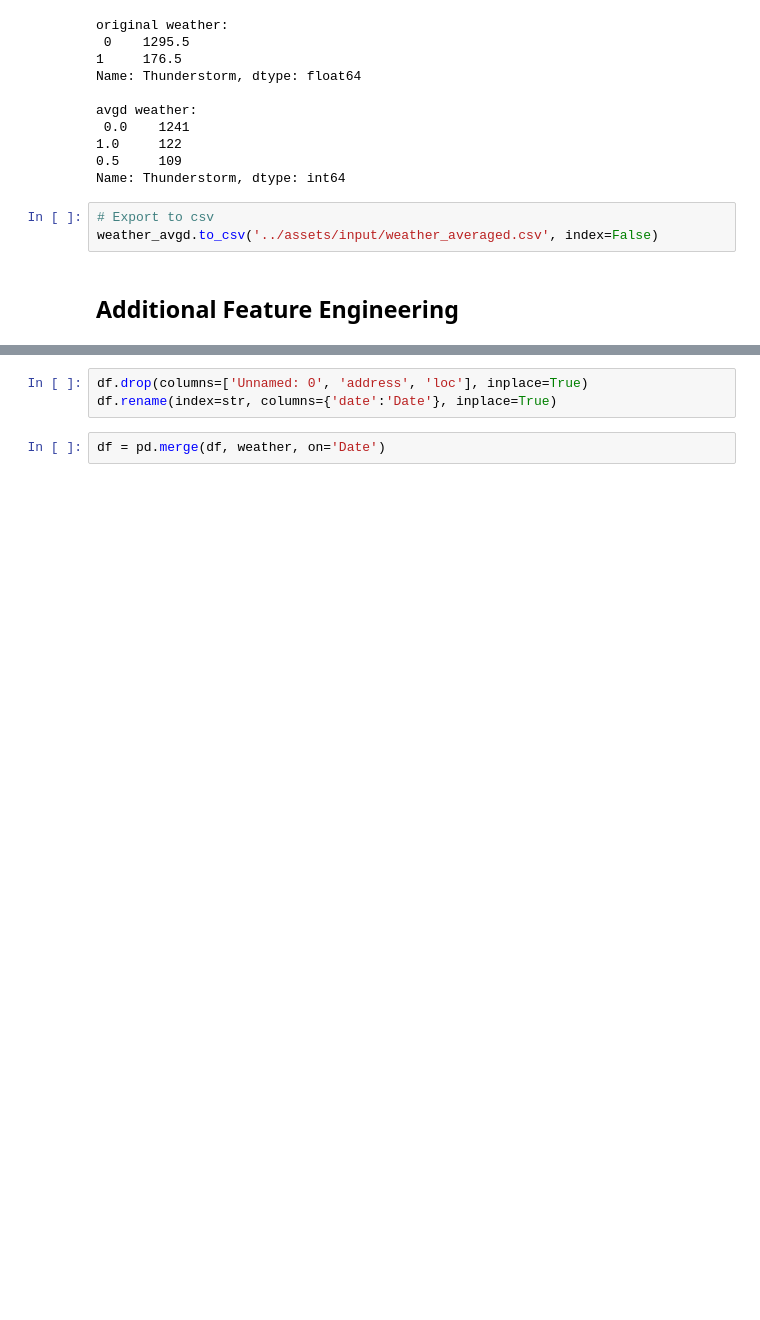
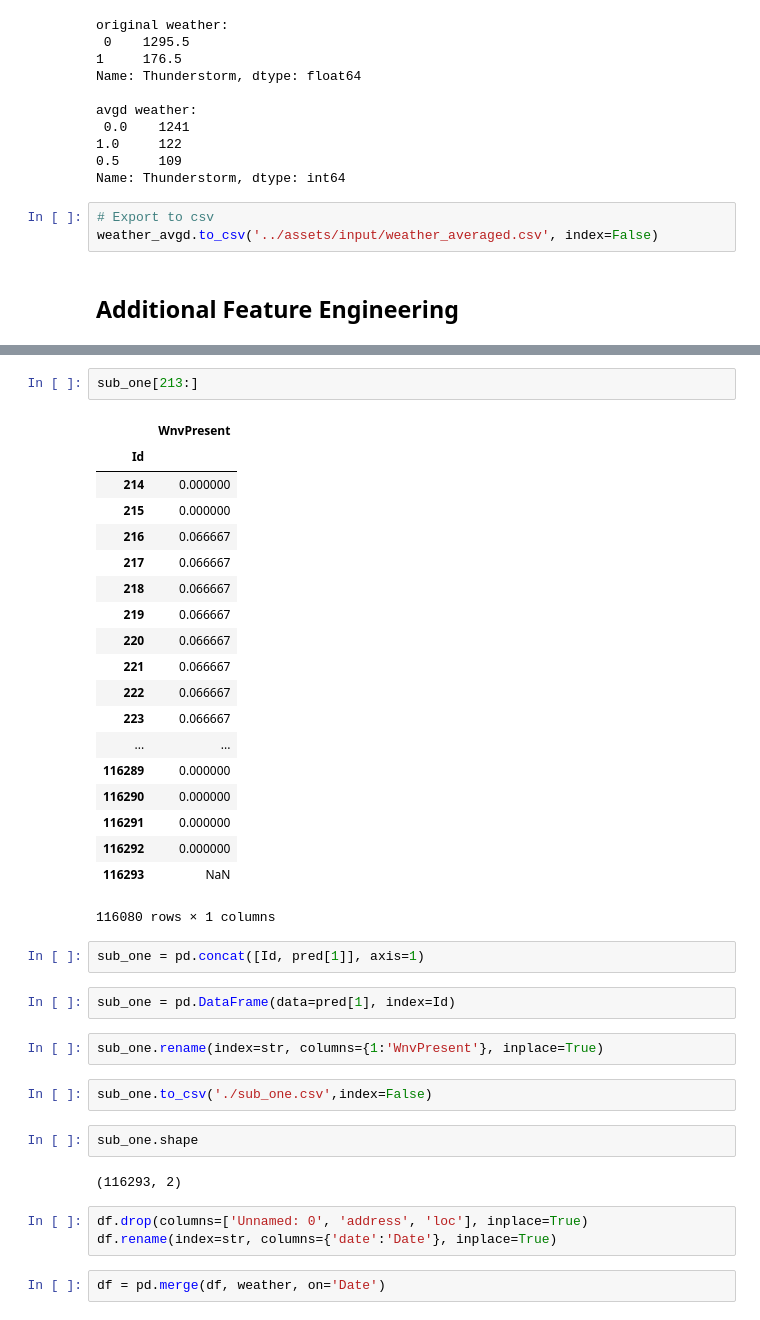
Before and after one commit to AryaEshraghi/West_Nile_Kaggle, a Jupyter notebook: misc/Aryas Scratchbook.ipynb, the cells around one changed output, grey strips where cells are left out. Drawn from its saved outputs; the diff is of its cells as text; blank space fills up the shorter version.

```diff
--- a/misc/Aryas Scratchbook.ipynb
+++ b/misc/Aryas Scratchbook.ipynb
@@ -530,3 +795,37 @@ df = pd.read_csv('../assets/input/with_coefs.csv')
+# %%
+sub_one[213:]
+# %% [output]
+|  | WnvPresent |
+| Id |  |
+| 214 | 0.000000 |
+| 215 | 0.000000 |
+| 216 | 0.066667 |
+| 217 | 0.066667 |
+| 218 | 0.066667 |
+| 219 | 0.066667 |
+| 220 | 0.066667 |
+| 221 | 0.066667 |
+| 222 | 0.066667 |
+| 223 | 0.066667 |
+| ... | ... |
+| 116289 | 0.000000 |
+| 116290 | 0.000000 |
+| 116291 | 0.000000 |
+| 116292 | 0.000000 |
+| 116293 | NaN |
+116080 rows × 1 columns
+# %%
+sub_one = pd.concat([Id, pred[1]], axis=1)
+# %%
+sub_one = pd.DataFrame(data=pred[1], index=Id)
+# %%
+sub_one.rename(index=str, columns={1:'WnvPresent'}, inplace=True)
+# %%
+sub_one.to_csv('./sub_one.csv',index=False)
+# %%
+sub_one.shape
+# %% [output]
+(116293, 2)
 # %%
 df.drop(columns=['Unnamed: 0', 'address', 'loc'], inplace=True)
 df.rename(index=str, columns={'date':'Date'}, inplace=True)
```
Also changed, not shown: parts of 33 cells of this notebook, 2 other files.
